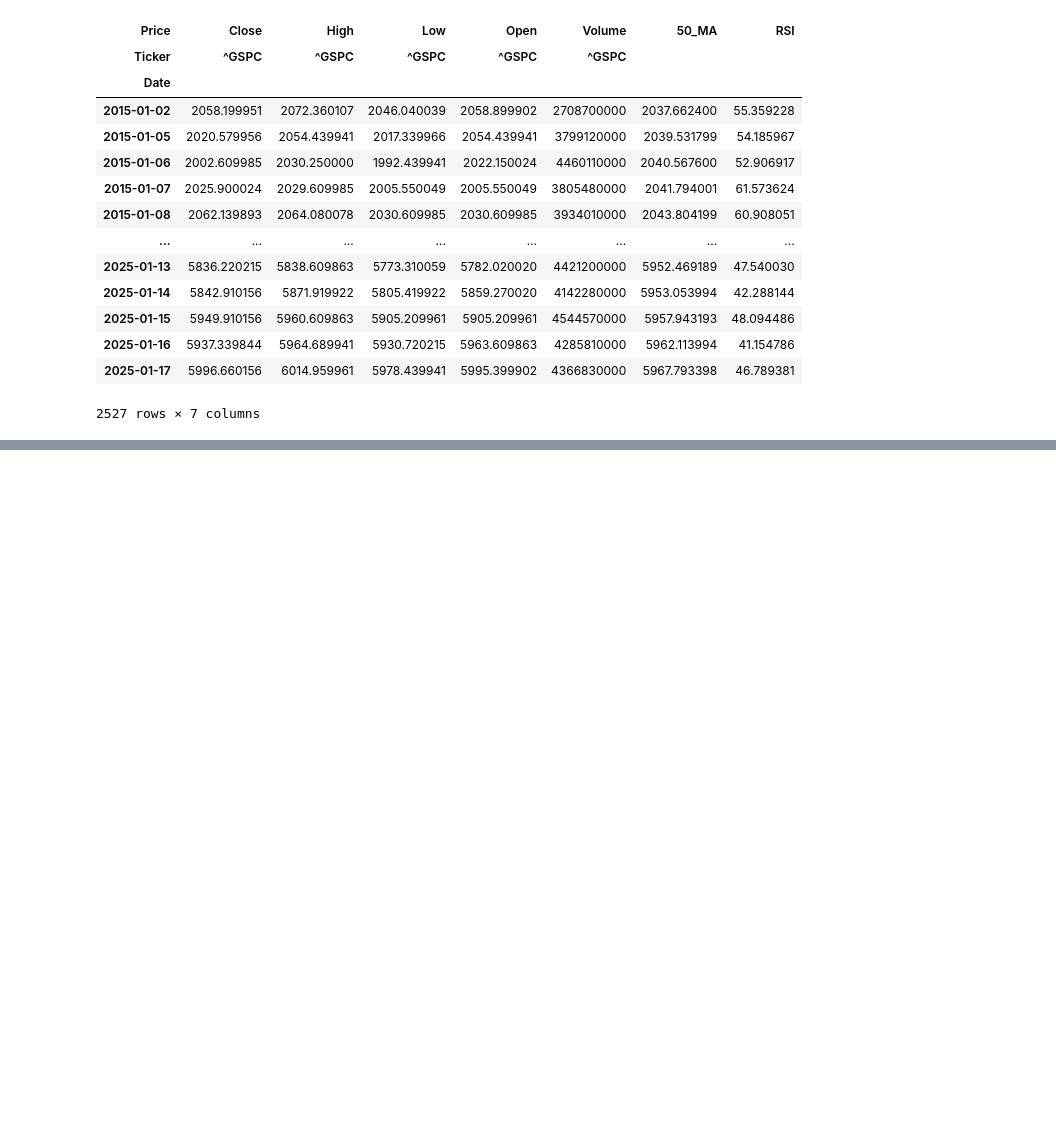
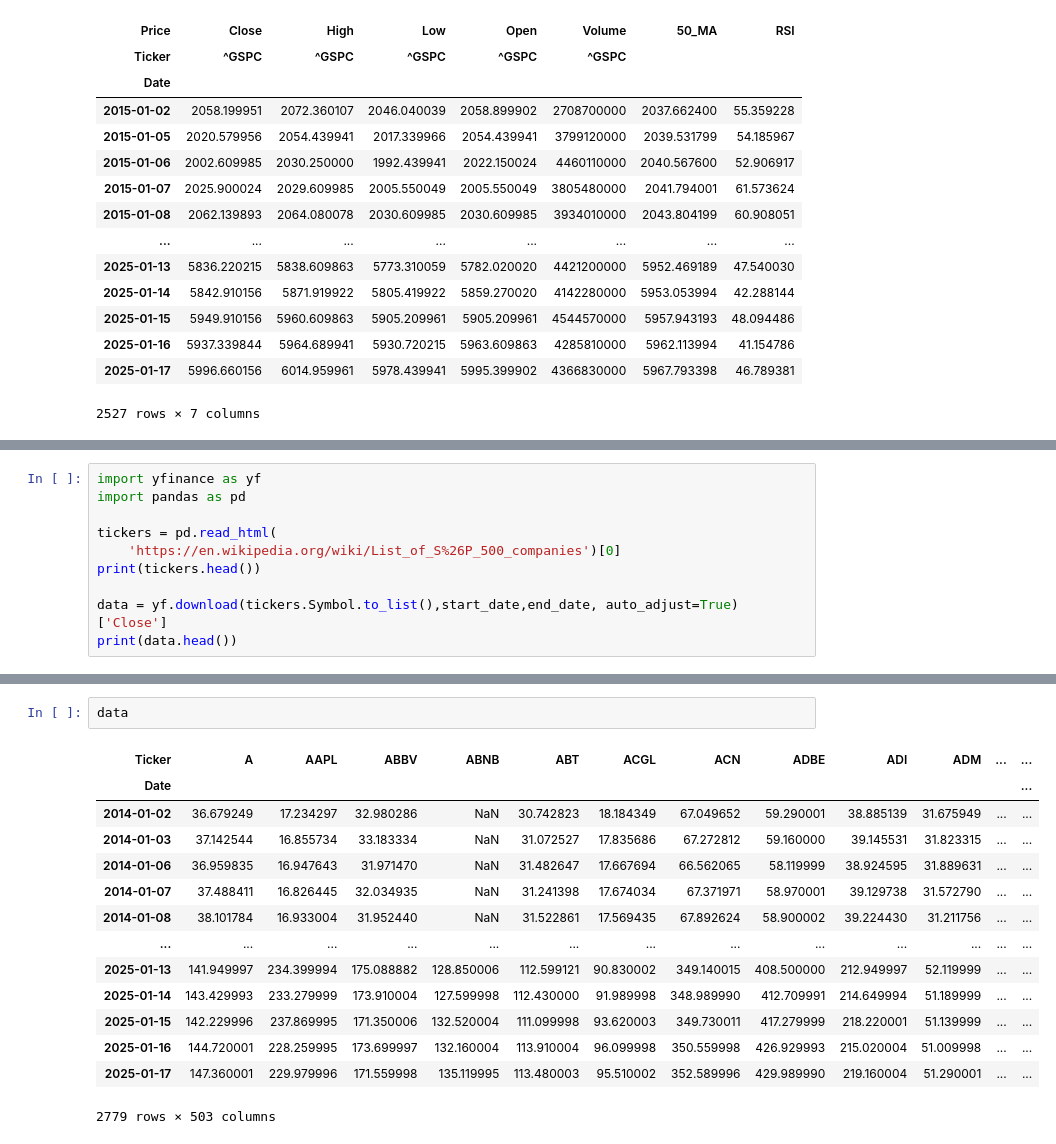
Before and after one commit to casperpriem05/data, a Jupyter notebook: yfinance.ipynb, the cells around one changed output, grey strips where cells are left out. Saved outputs shown, nothing was run; the diff lists cells and outputs as text; blank space fills up the shorter version.

```diff
--- a/yfinance.ipynb
+++ b/yfinance.ipynb
@@ -129,0 +124,10 @@ current_sp500_tickers = current_sp500_df['Symbol'].tolist()
+# %%
+import yfinance as yf
+import pandas as pd
+
+tickers = pd.read_html(
+    'https://en.wikipedia.org/wiki/List_of_S%26P_500_companies')[0]
+print(tickers.head())
+
+data = yf.download(tickers.Symbol.to_list(),start_date,end_date, auto_adjust=True)['Close']
+print(data.head())
@@ -129,0 +178,17 @@ current_sp500_tickers = current_sp500_df['Symbol'].tolist()
+# %%
+data
+# %% [output]
+| Ticker | A | AAPL | ABBV | ABNB | ABT | ACGL | ACN | ADBE | ADI | ADM | ... | ... |
+| Date |  |  |  |  |  |  |  |  |  |  |  | ... |
+| 2014-01-02 | 36.679249 | 17.234297 | 32.980286 | NaN | 30.742823 | 18.184349 | 67.049652 | 59.290001 | 38.885139 | 31.675949 | ... | ... |
+| 2014-01-03 | 37.142544 | 16.855734 | 33.183334 | NaN | 31.072527 | 17.835686 | 67.272812 | 59.160000 | 39.145531 | 31.823315 | ... | ... |
+| 2014-01-06 | 36.959835 | 16.947643 | 31.971470 | NaN | 31.482647 | 17.667694 | 66.562065 | 58.119999 | 38.924595 | 31.889631 | ... | ... |
+| 2014-01-07 | 37.488411 | 16.826445 | 32.034935 | NaN | 31.241398 | 17.674034 | 67.371971 | 58.970001 | 39.129738 | 31.572790 | ... | ... |
+| 2014-01-08 | 38.101784 | 16.933004 | 31.952440 | NaN | 31.522861 | 17.569435 | 67.892624 | 58.900002 | 39.224430 | 31.211756 | ... | ... |
+| ... | ... | ... | ... | ... | ... | ... | ... | ... | ... | ... | ... | ... |
+| 2025-01-13 | 141.949997 | 234.399994 | 175.088882 | 128.850006 | 112.599121 | 90.830002 | 349.140015 | 408.500000 | 212.949997 | 52.119999 | ... | ... |
+| 2025-01-14 | 143.429993 | 233.279999 | 173.910004 | 127.599998 | 112.430000 | 91.989998 | 348.989990 | 412.709991 | 214.649994 | 51.189999 | ... | ... |
+| 2025-01-15 | 142.229996 | 237.869995 | 171.350006 | 132.520004 | 111.099998 | 93.620003 | 349.730011 | 417.279999 | 218.220001 | 51.139999 | ... | ... |
+| 2025-01-16 | 144.720001 | 228.259995 | 173.699997 | 132.160004 | 113.910004 | 96.099998 | 350.559998 | 426.929993 | 215.020004 | 51.009998 | ... | ... |
+| 2025-01-17 | 147.360001 | 229.979996 | 171.559998 | 135.119995 | 113.480003 | 95.510002 | 352.589996 | 429.989990 | 219.160004 | 51.290001 | ... | ... |
+2779 rows × 503 columns
```
Also changed, not shown: parts of 2 cells of this notebook.
